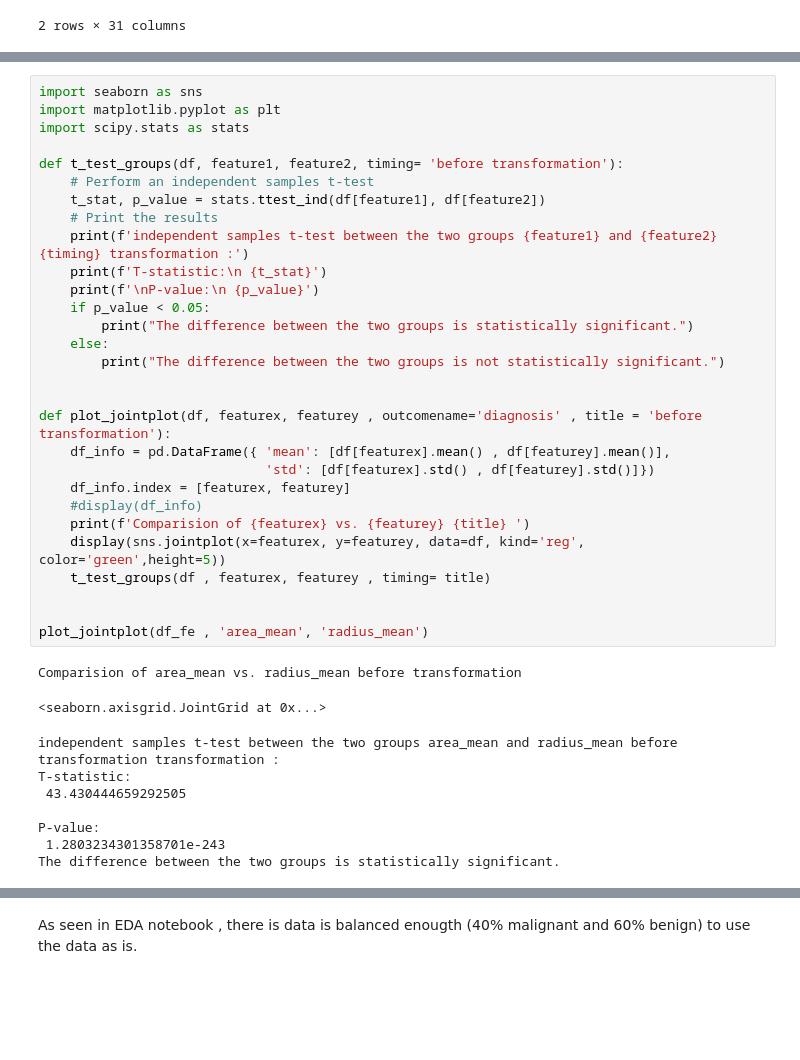
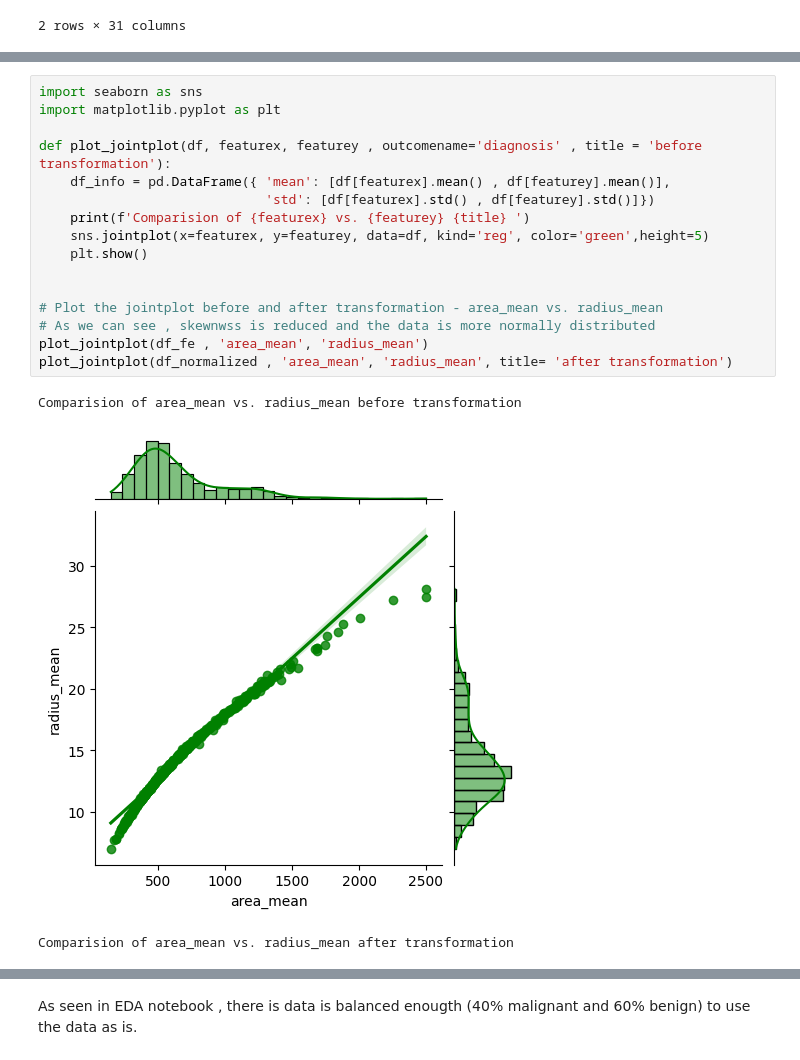
Before and after one commit to lmanov1/CancerPrediction, a Jupyter notebook: 4_FeatureEngeneering.ipynb, the cells around one changed output, grey strips where cells are left out. Saved outputs shown, nothing was run; the diff lists cells and outputs as text; blank space fills up the shorter version.

```diff
--- a/4_FeatureEngeneering.ipynb
+++ b/4_FeatureEngeneering.ipynb
@@ -55,39 +127,20 @@ display(df_normalized.head(2))
 # %%
 import seaborn as sns
 import matplotlib.pyplot as plt
-import scipy.stats as stats
-
-def t_test_groups(df, feature1, feature2, timing= 'before transformation'):
-    # Perform an independent samples t-test
-    t_stat, p_value = stats.ttest_ind(df[feature1], df[feature2])
-    # Print the results
-    print(f'independent samples t-test between the two groups {feature1} and {feature2} {timing} transformation :')
-    print(f'T-statistic:\n {t_stat}')
-    print(f'\nP-value:\n {p_value}')
-    if p_value < 0.05:
-        print("The difference between the two groups is statistically significant.")
-    else:
-        print("The difference between the two groups is not statistically significant.")
-
 
 def plot_jointplot(df, featurex, featurey , outcomename='diagnosis' , title = 'before transformation'):
     df_info = pd.DataFrame({ 'mean': [df[featurex].mean() , df[featurey].mean()],
                              'std': [df[featurex].std() , df[featurey].std()]})
-    df_info.index = [featurex, featurey]
-    #display(df_info)
     print(f'Comparision of {featurex} vs. {featurey} {title} ')
-    display(sns.jointplot(x=featurex, y=featurey, data=df, kind='reg', color='green',height=5))
-    t_test_groups(df , featurex, featurey , timing= title)
+    sns.jointplot(x=featurex, y=featurey, data=df, kind='reg', color='green',height=5)
+    plt.show()
 
 
+# Plot the jointplot before and after transformation - area_mean vs. radius_mean
+# As we can see , skewnwss is reduced and the data is more normally distributed
 plot_jointplot(df_fe , 'area_mean', 'radius_mean')
+plot_jointplot(df_normalized , 'area_mean', 'radius_mean', title= 'after transformation')
 # %% [output]
 Comparision of area_mean vs. radius_mean before transformation
+[figure]
-<seaborn.axisgrid.JointGrid at 0x...>
+Comparision of area_mean vs. radius_mean after transformation
-independent samples t-test between the two groups area_mean and radius_mean before transformation transformation :
-T-statistic:
- 43.430444659292505
-
-P-value:
- 1.2803234301358701e-243
-The difference between the two groups is statistically significant.
```
Also changed, not shown: parts of 19 cells of this notebook.
